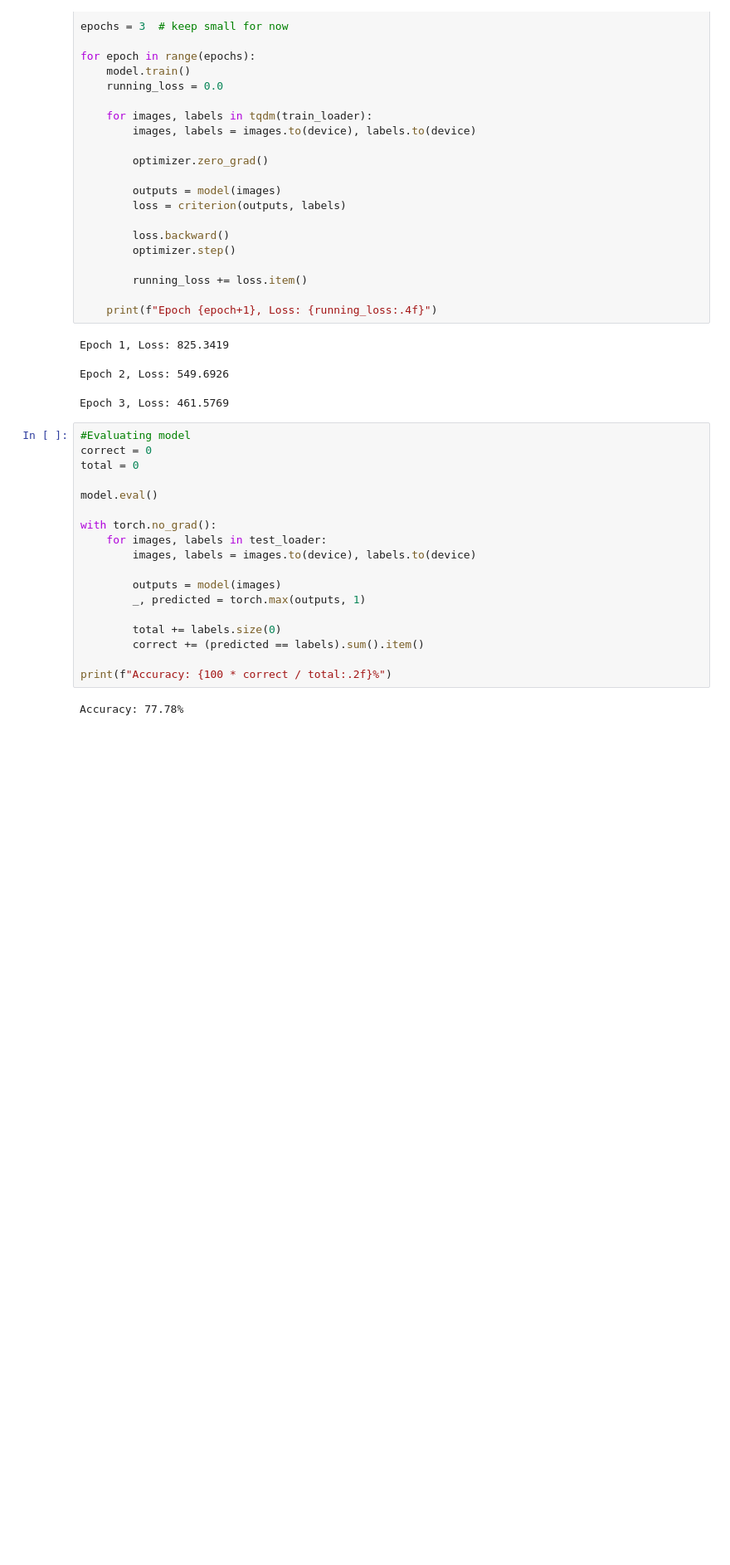
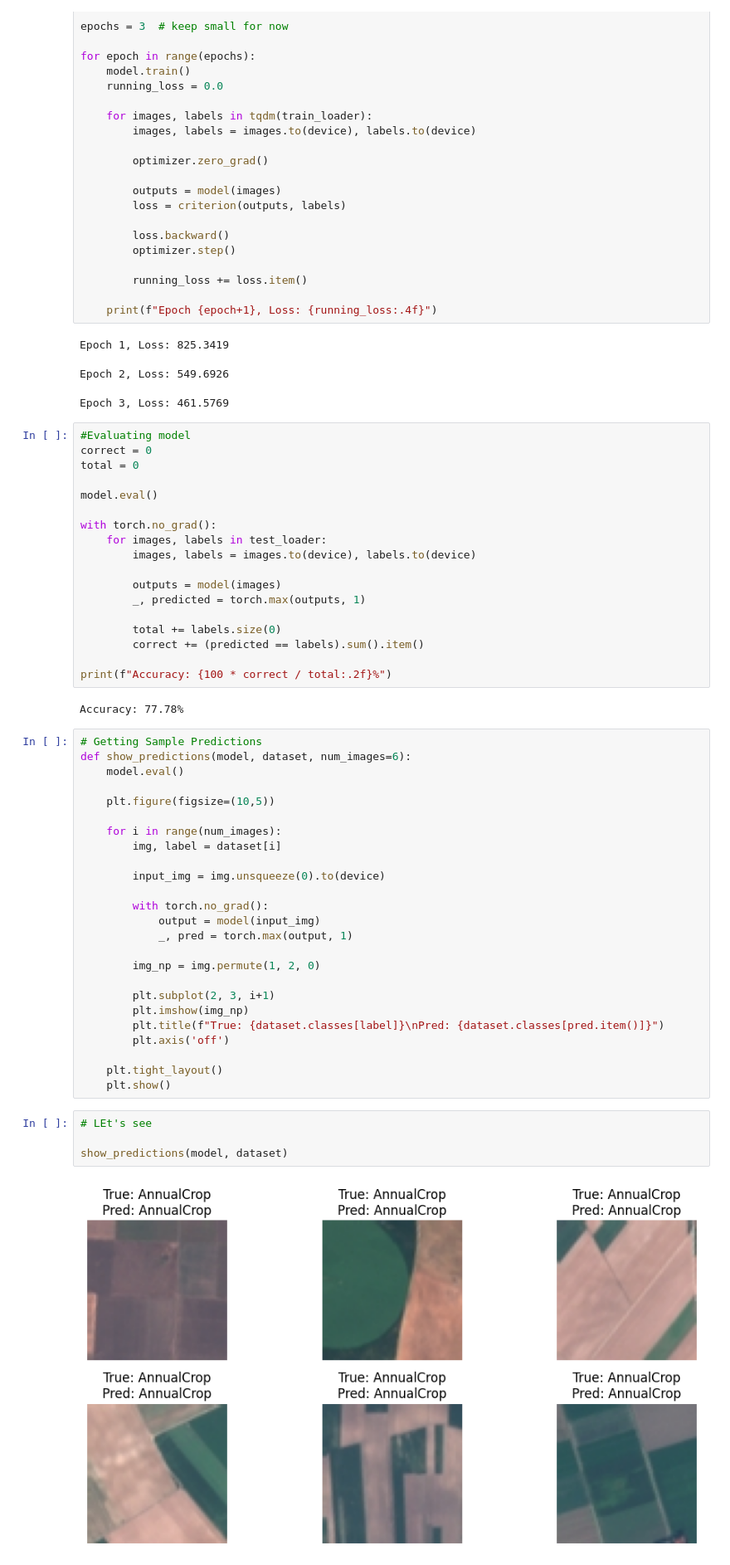
Before and after one commit to oikosfigueroa/satellite-image-classification-pytorch, a Jupyter notebook: notebooks/experiment.ipynb, the cells around one changed output. Shown at 83% size. Saved outputs shown, nothing was run; the diff lists cells and outputs as text; blank space fills up the shorter version.

Commit message:
Add model predictions visualization

```diff
--- a/notebooks/experiment.ipynb
+++ b/notebooks/experiment.ipynb
@@ -157,3 +157,34 @@ with torch.no_grad():
 print(f"Accuracy: {100 * correct / total:.2f}%")
 # %% [output]
 Accuracy: 77.78%
+# %%
+# Getting Sample Predictions
+def show_predictions(model, dataset, num_images=6):
+    model.eval()
+
+    plt.figure(figsize=(10,5))
+
+    for i in range(num_images):
+        img, label = dataset[i]
+
+        input_img = img.unsqueeze(0).to(device)
+
+        with torch.no_grad():
+            output = model(input_img)
+            _, pred = torch.max(output, 1)
+
+        img_np = img.permute(1, 2, 0)
+
+        plt.subplot(2, 3, i+1)
+        plt.imshow(img_np)
+        plt.title(f"True: {dataset.classes[label]}\nPred: {dataset.classes[pred.item()]}")
+        plt.axis('off')
+
+    plt.tight_layout()
+    plt.show()
+# %%
+# LEt's see
+
+show_predictions(model, dataset)
+# %% [output]
+[figure, added]
```
Also changed, not shown: parts of 1 cell of this notebook, 1 other file.
